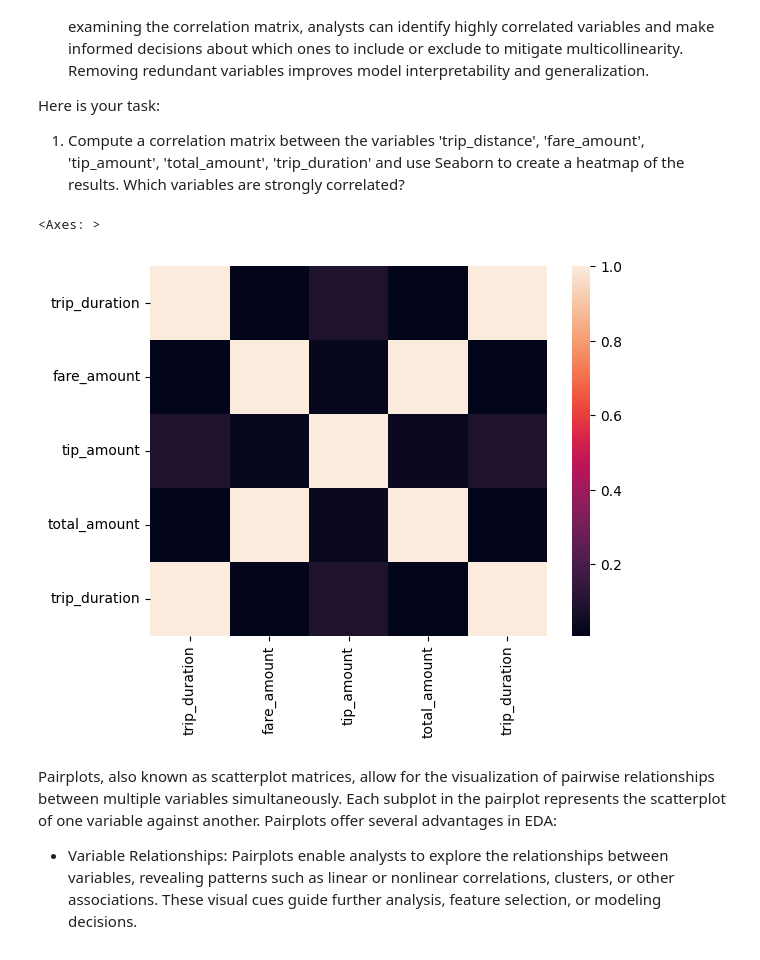
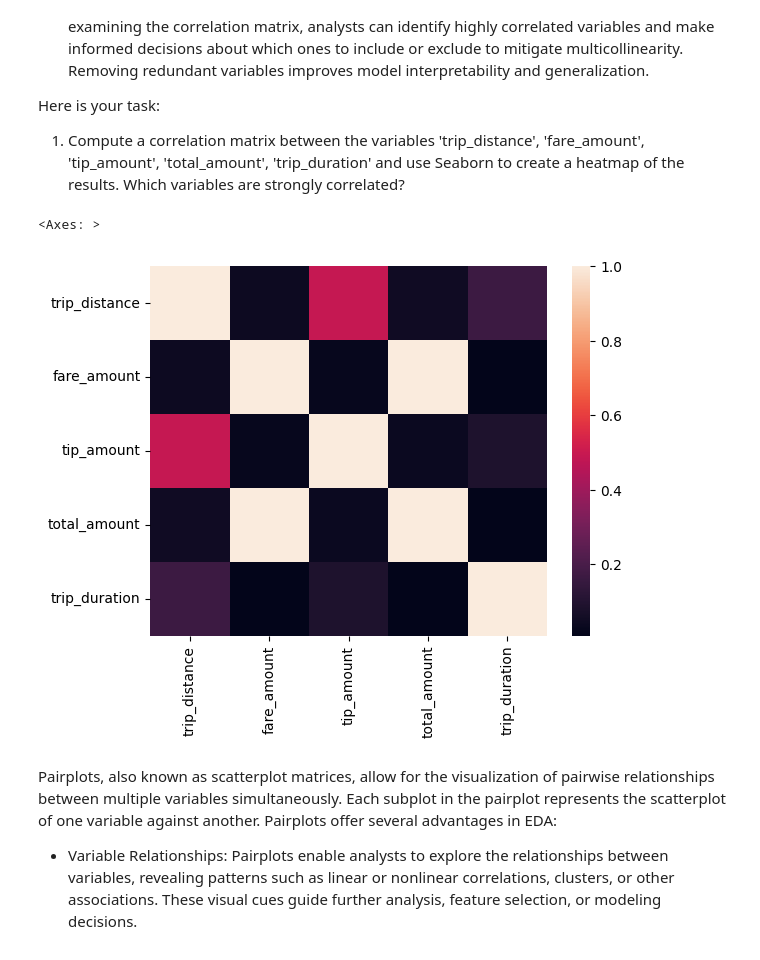
Before and after one commit to FranciscoNav/springboard, a Jupyter notebook: Student_MLE_MiniProject_EDA.ipynb, the cells around one changed output. Saved outputs shown, nothing was run; the diff lists cells and outputs as text; code cells hidden in the pictures.

```diff
--- a/Student_MLE_MiniProject_EDA.ipynb
+++ b/Student_MLE_MiniProject_EDA.ipynb
@@ -232,15 +231,15 @@ Here is your task:
   1. Compute a correlation matrix between the variables 'trip_distance', 'fare_amount', 'tip_amount', 'total_amount', 'trip_duration' and use Seaborn to create a heatmap of the results. Which variables are strongly correlated?
 # %%
 # Compute correlation matrix of numerical variables
-corr_df = no_na_taxi_df[['trip_duration', 'fare_amount', 'tip_amount', 'total_amount', 'trip_duration']].corr()
+corr_df = no_na_taxi_df[['trip_distance', 'fare_amount', 'tip_amount', 'total_amount', 'trip_duration']].corr()
 
 # Create a heatmap of the correlation matrix
 sns.heatmap(corr_df)
 
-# tip_amount and trip_duration have the strongest correlation
+# tip_amount and trip_distance have the strongest correlation
 # %% [output]
 <Axes: >
-[figure, old version]
+[figure, new version]
 # %% [markdown]
 Pairplots, also known as scatterplot matrices, allow for the visualization of pairwise relationships between multiple variables simultaneously. Each subplot in the pairplot represents the scatterplot of one variable against another. Pairplots offer several advantages in EDA:
 
```
Also changed, not shown: parts of 2 cells of this notebook.
